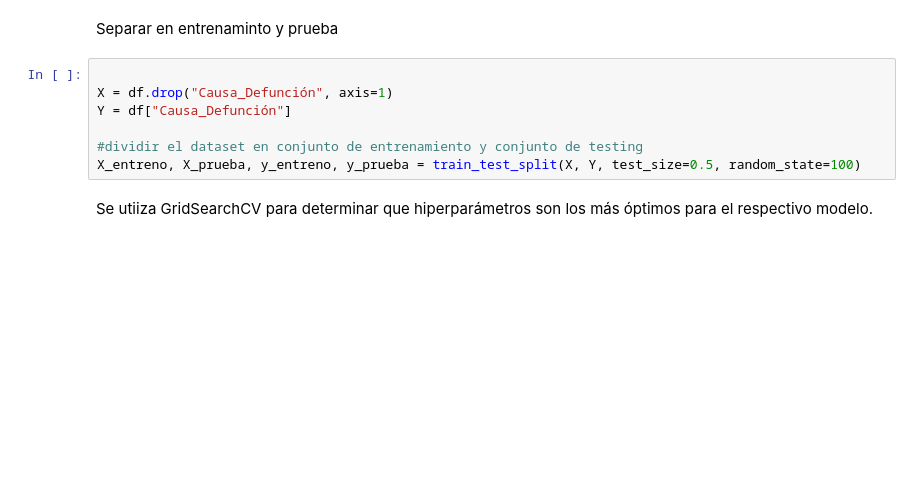
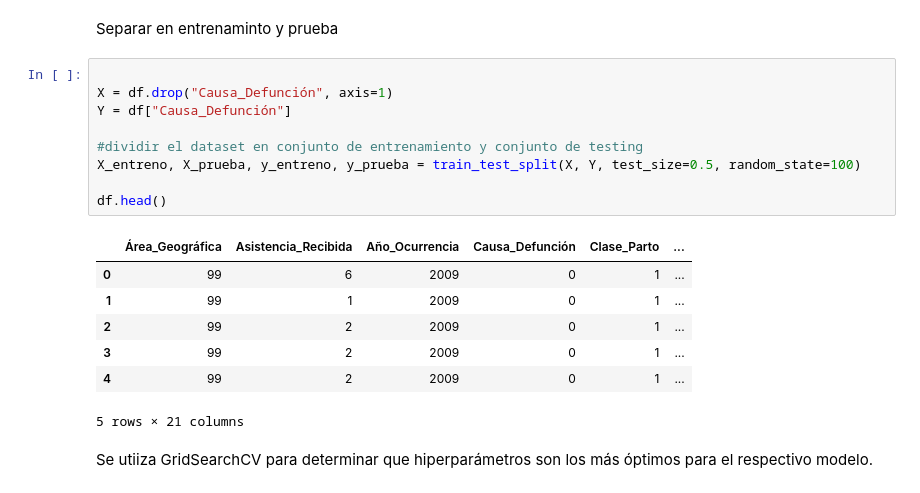
Before and after one commit to stefanoaragoni/mineria_proyecto, a Jupyter notebook: svm.ipynb, the cells around one changed output. Drawn from its saved outputs; the diff is of its cells as text; blank space fills up the shorter version.

```diff
--- a/svm.ipynb
+++ b/svm.ipynb
@@ -31,9 +31,19 @@ Separar en entrenaminto y prueba
 # %%
 
 X = df.drop("Causa_Defunción", axis=1)
 Y = df["Causa_Defunción"]
 
 #dividir el dataset en conjunto de entrenamiento y conjunto de testing
 X_entreno, X_prueba, y_entreno, y_prueba = train_test_split(X, Y, test_size=0.5, random_state=100)
+
+df.head()
+# %% [output]
+|  | Área_Geográfica | Asistencia_Recibida | Año_Ocurrencia | Causa_Defunción | Clase_Parto | ... |
+| 0 | 99 | 6 | 2009 | 0 | 1 | ... |
+| 1 | 99 | 1 | 2009 | 0 | 1 | ... |
+| 2 | 99 | 2 | 2009 | 0 | 1 | ... |
+| 3 | 99 | 2 | 2009 | 0 | 1 | ... |
+| 4 | 99 | 2 | 2009 | 0 | 1 | ... |
+5 rows × 21 columns
 # %% [markdown]
 Se utiiza GridSearchCV para determinar que hiperparámetros son los más óptimos para el respectivo modelo.
```
Also changed, not shown: parts of 5 cells of this notebook, 1 other file.
